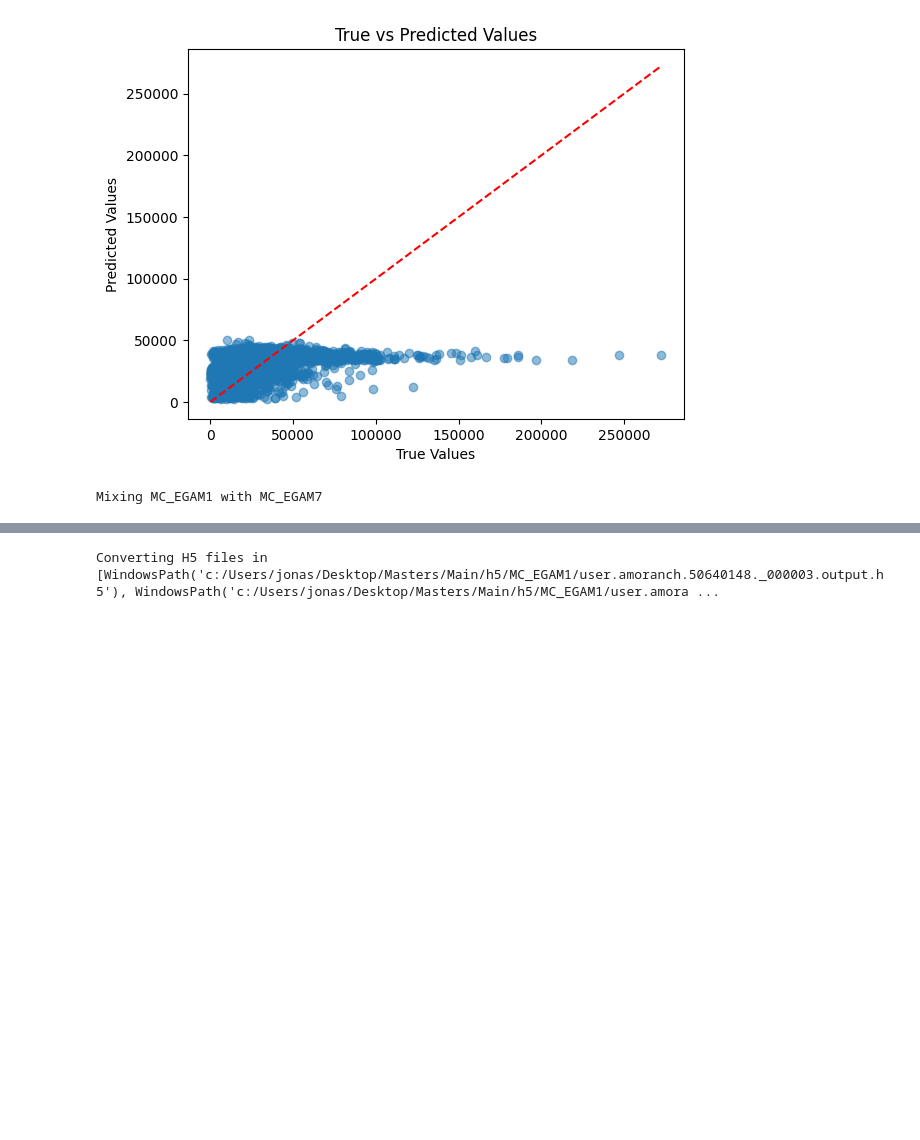
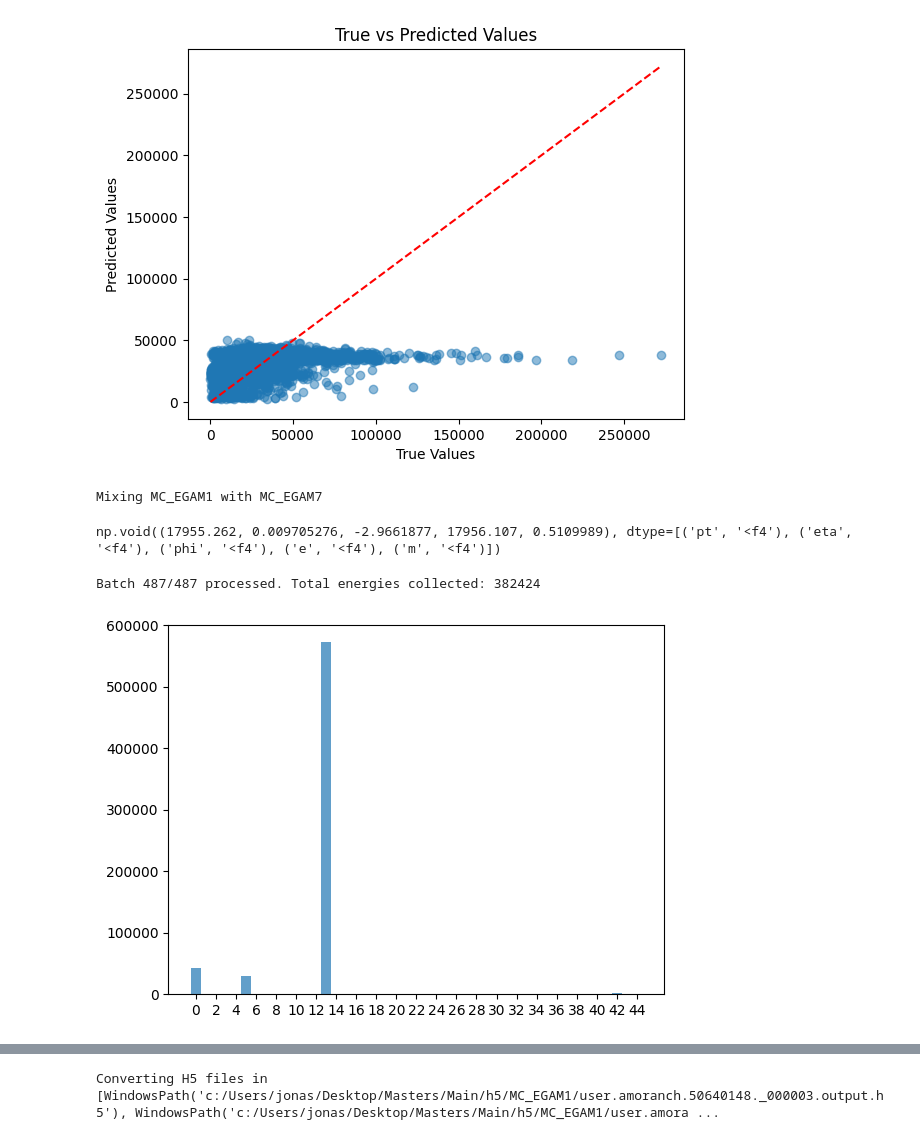
Before and after one commit to Le-Jonas/Masters_project, a Jupyter notebook: ML_lite.ipynb, the cells around one changed output, grey strips where cells are left out. Drawn from its saved outputs; the diff is of its cells as text; code cells hidden in the pictures; blank space fills up the shorter version.

```diff
--- a/ML_lite.ipynb
+++ b/ML_lite.ipynb
@@ -86,6 +85,7 @@ plt.show()
 # %% [output]
 [figure]
 # %%
+notebook_dir = Path.cwd()
 h5_dirs_path = notebook_dir.parent / "h5"
 
 # Choose two folders from the same particle type and simulation category.
@@ -125,3 +125,52 @@ if not h5_files_2:
 print(f"Mixing {source_1_dir.name} with {source_2_dir.name}")
 # %% [output]
 Mixing MC_EGAM1 with MC_EGAM7
+# %%
+import h5py
+file = h5py.File(h5_files_1[0], 'r')
+file["truth"][0]
+# %% [output]
+np.void((17955.262, 0.009705276, -2.9661877, 17956.107, 0.5109989), dtype=[('pt', '<f4'), ('eta', '<f4'), ('phi', '<f4'), ('e', '<f4'), ('m', '<f4')])
+# %%
+n_egammas = file["eventwise"]["nEgammas"]
+indexes = file["eventwise"]["firstEgammaIndex"]
+origin = file["egammas"]["truthOrigin"]
+type_ = file["egammas"]["truthType"]
+energy = file["truth"]["pt"]
+
+batch_size = 1024
+ori_num = 13
+type_num = 2
+
+batches = len(indexes)//batch_size
+energies = []
+for i in range(batches):
+    ns = n_egammas[i*batch_size:min((i+1)*batch_size, len(n_egammas))]
+    index = indexes[i*batch_size:min((i+1)*batch_size, len(indexes))]
+
+    index = index[ns > 0]
+    ns = ns[ns > 0]
+
+    n_1_i = index[ns == 1]
+    ori_mask = origin[n_1_i] == ori_num
+    type_mask = type_[n_1_i] == type_num
+    sort_mask = np.logical_and(ori_mask, type_mask)
+    energies.extend(energy[n_1_i[sort_mask]].tolist())
+    index_left = index[ns > 1]
+    n_left = ns[ns > 1]
+    for indies, n in zip(index_left, n_left):
+        E = 0
+        for j in range(indies, indies + n):
+            if origin[j] == ori_num and type_[j] == type_num:
+                E += energy[j]
+        if E > 0:
+            energies.append(E)
+    print(f"Batch {i+1}/{batches} processed. Total energies collected: {len(energies)}", end="\r")
+# %% [output]
+Batch 487/487 processed. Total energies collected: 382424
+# %%
+plt.hist(file["egammas"]["truthOrigin"], bins=np.arange(-0.5, 45, 1), alpha=0.7)
+plt.xticks(np.arange(0, 45, 2))
+plt.show()
+# %% [output]
+[figure, added]
```
Also changed, not shown: parts of 8 cells of this notebook, 1 other file.
